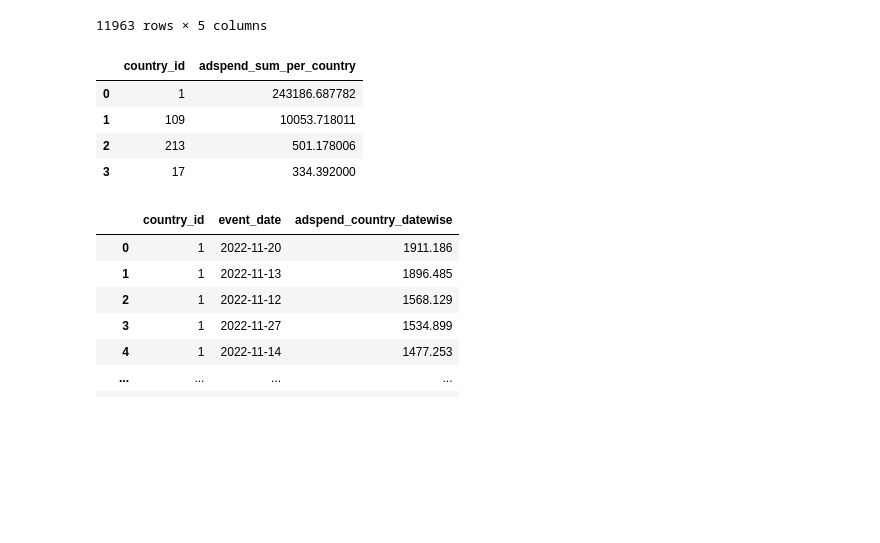
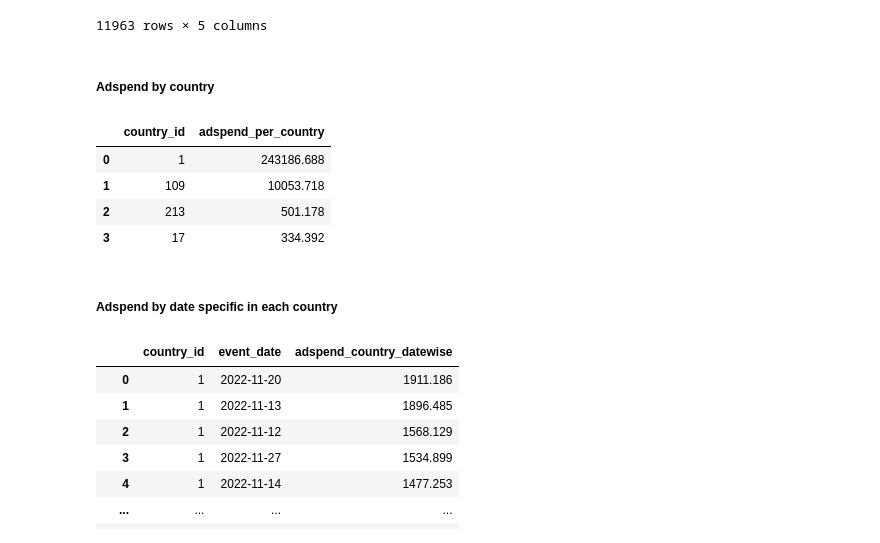
Before and after one commit to roshaan7zafar/JustDice, a Jupyter notebook: main.ipynb, the cells around one changed output. Cells and saved outputs as stored; diff of their text form; code cells hidden in the pictures; blank space fills up the shorter version.

Commit message:
features added to adspend

```diff
--- a/main.ipynb
+++ b/main.ipynb
@@ -486,12 +480,19 @@ adspend_df.sort_values(ascending=False,by='value_usd')
 | 7348 | 2022-08-15 | 109 | 60 | 97 | 0.000 |
 | 7293 | 2022-08-14 | 109 | 60 | 256 | 0.000 |
 11963 rows × 5 columns
+# %%
+adspend_df['month'] = pd.DatetimeIndex(adspend_df['event_date']).month
+adspend_df['month_name'] = adspend_df['month'].apply(lambda x: calendar.month_abbr[x])
+# %% [markdown]
+##### Adspend by country
 # %%
-adspend_df.groupby(["country_id"])['value_usd'].sum().sort_values(ascending=False).reset_index(name='adspend_sum_per_country')
+adspend_df.groupby(["country_id"])['value_usd'].sum().sort_values(ascending=False).reset_index(name='adspend_per_country')
 # %% [output]
-|  | country_id | adspend_sum_per_country |
-| 0 | 1 | 243186.687782 |
-| 1 | 109 | 10053.718011 |
-| 2 | 213 | 501.178006 |
-| 3 | 17 | 334.392000 |
+|  | country_id | adspend_per_country |
+| 0 | 1 | 243186.688 |
+| 1 | 109 | 10053.718 |
+| 2 | 213 | 501.178 |
+| 3 | 17 | 334.392 |
+# %% [markdown]
+##### Adspend by date specific in each country
 # %%
```
Also changed, not shown: parts of 8 cells of this notebook.
